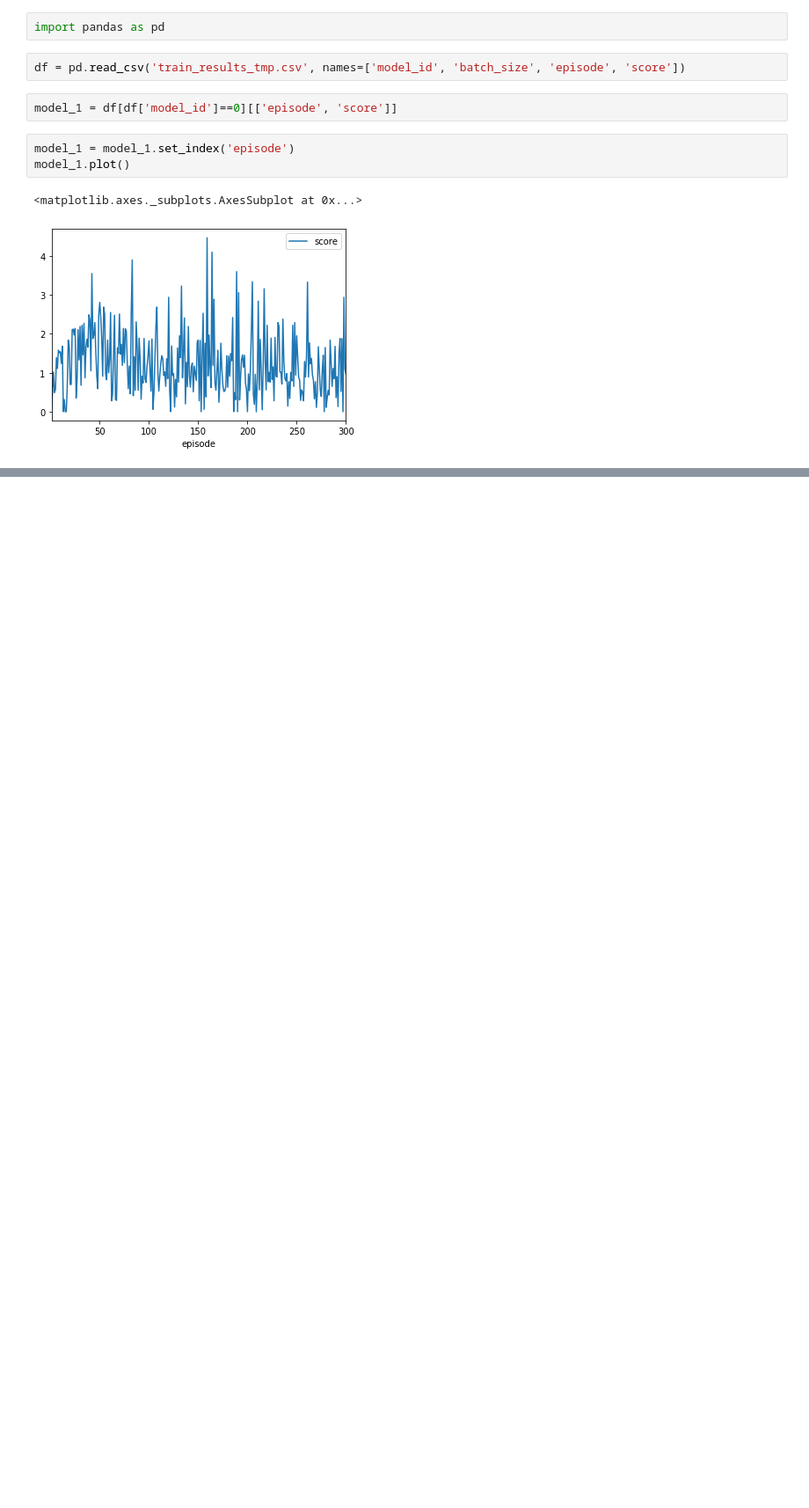
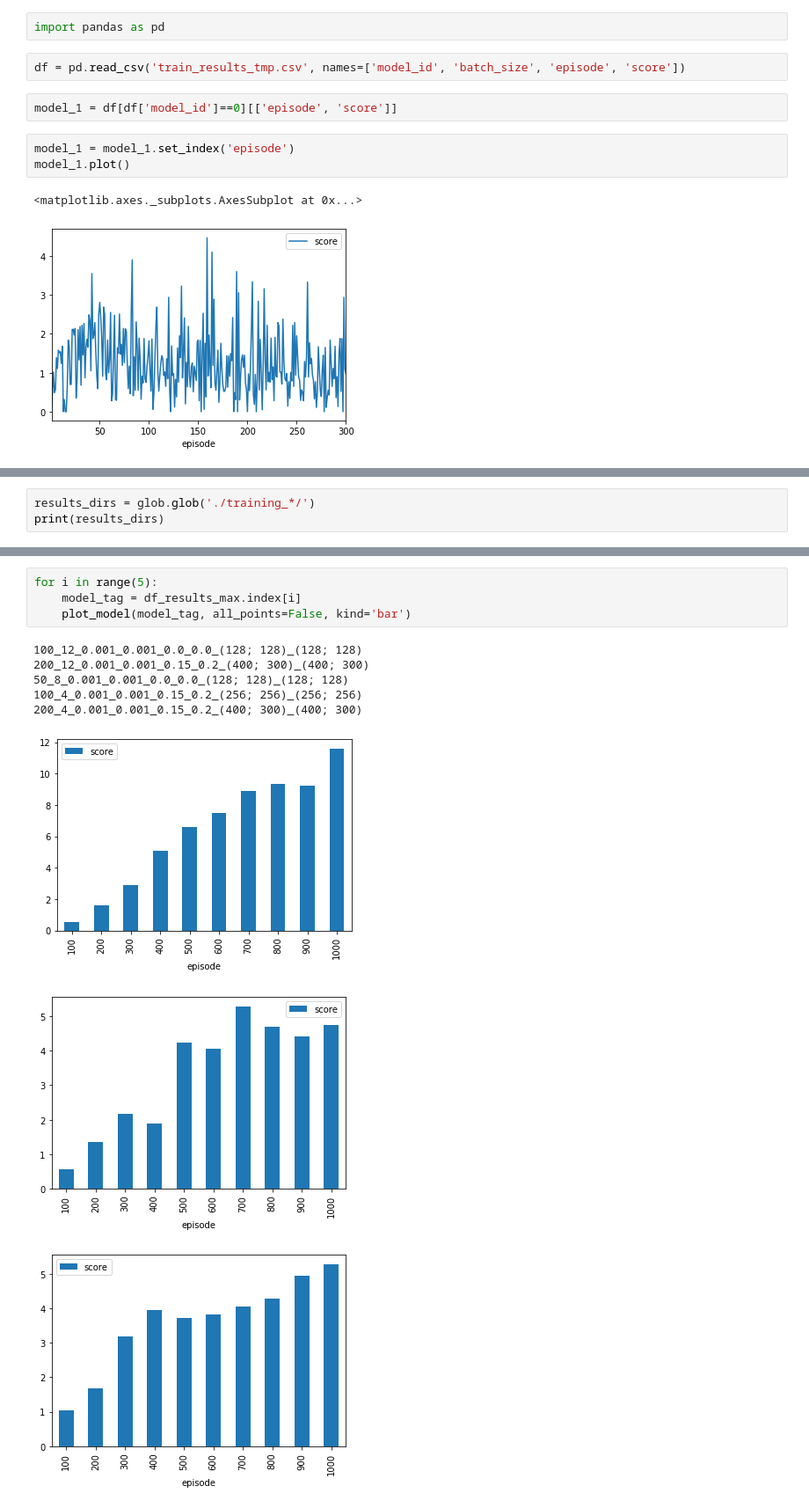
Before and after one commit to jrfalou/UdacityRL, a Jupyter notebook: ContinuousControl/Results/results_analysis_tmp.ipynb, the cells around one changed output, grey strips where cells are left out. Shown: that part at 88% size. Saved outputs shown, nothing was run; the diff lists cells and outputs as text; blank space fills up the shorter version.

```diff
--- a/ContinuousControl/Results/results_analysis_tmp.ipynb
+++ b/ContinuousControl/Results/results_analysis_tmp.ipynb
@@ -12,0 +15,3 @@ model_1.plot()
+# %%
+results_dirs = glob.glob('./training_*/')
+print(results_dirs)
@@ -12,0 +166,13 @@ model_1.plot()
+# %%
+for i in range(5):
+    model_tag = df_results_max.index[i]
+    plot_model(model_tag, all_points=False, kind='bar')
+# %% [output]
+100_12_0.001_0.001_0.0_0.0_(128; 128)_(128; 128)
+200_12_0.001_0.001_0.15_0.2_(400; 300)_(400; 300)
+50_8_0.001_0.001_0.0_0.0_(128; 128)_(128; 128)
+100_4_0.001_0.001_0.15_0.2_(256; 256)_(256; 256)
+200_4_0.001_0.001_0.15_0.2_(400; 300)_(400; 300)
+[figure, added]
+[figure, added]
+[figure, added]
```
Also changed, not shown: parts of 11 cells of this notebook, 39 other files.
